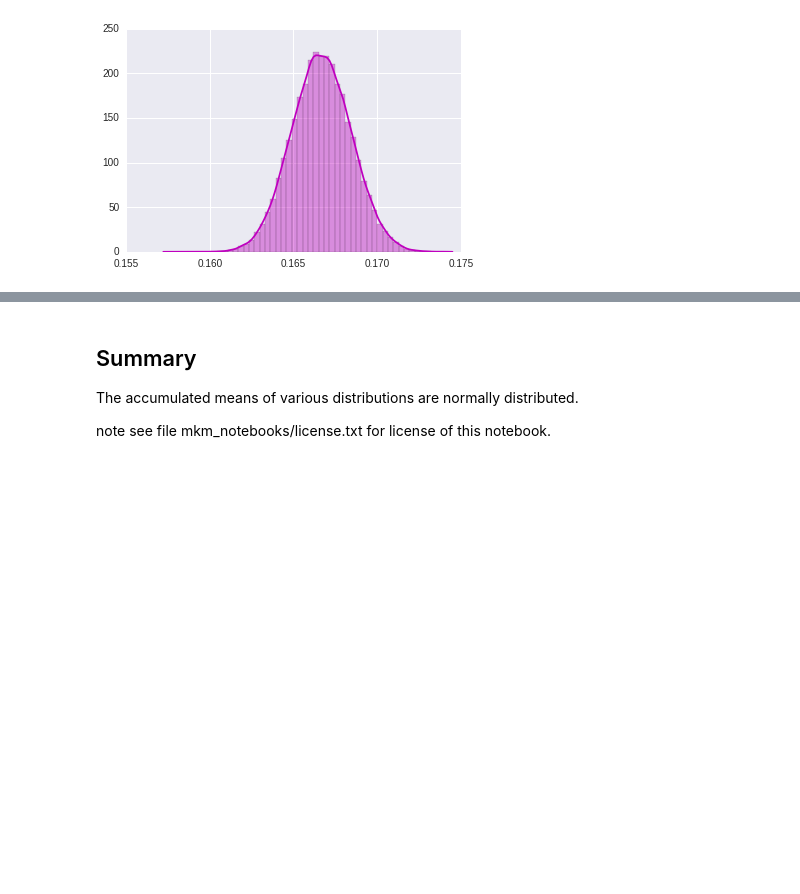
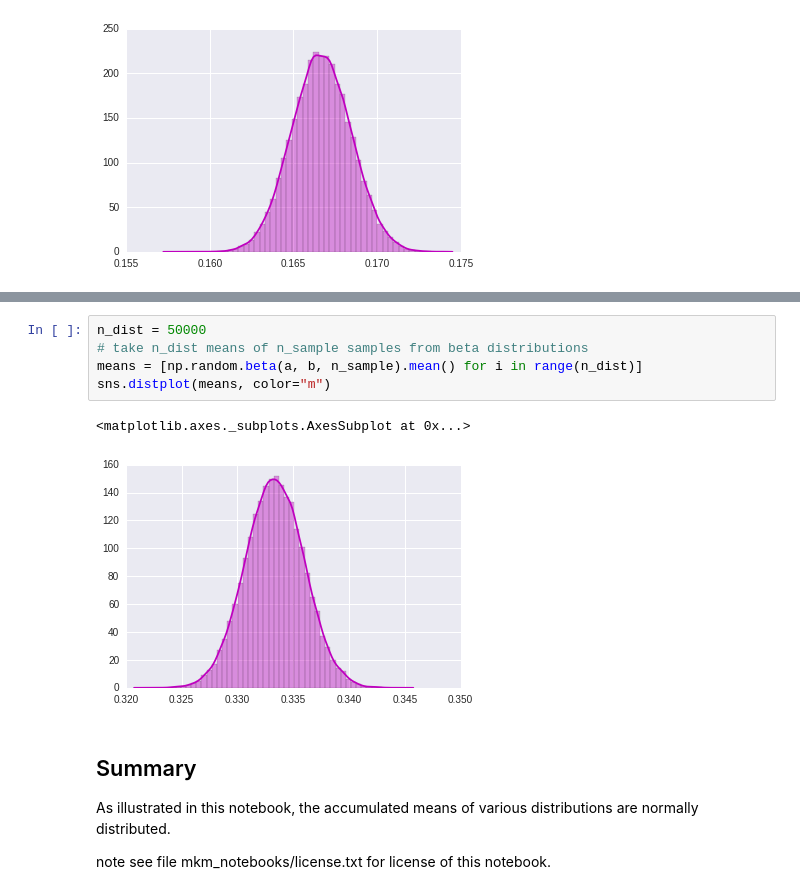
Before and after one commit to matthewmacleod/mkm_notebooks, a Jupyter notebook: ctl.ipynb, the cells around one changed output, grey strips where cells are left out. Cells and saved outputs as stored; diff of their text form; blank space fills up the shorter version.

```diff
--- a/ctl.ipynb
+++ b/ctl.ipynb
@@ -248,7 +287,15 @@ sns.distplot(means, color="m")
+# %%
+n_dist = 50000
+# take n_dist means of n_sample samples from beta distributions
+means = [np.random.beta(a, b, n_sample).mean() for i in range(n_dist)]
+sns.distplot(means, color="m")
+# %% [output]
+<matplotlib.axes._subplots.AxesSubplot at 0x...>
+[figure, added]
 # %% [markdown]
 ## Summary
 
-The accumulated means of various distributions are normally distributed.
+As illustrated in this notebook, the accumulated means of various distributions are normally distributed.
 
 
 
```
Also changed, not shown: parts of 4 cells of this notebook.
